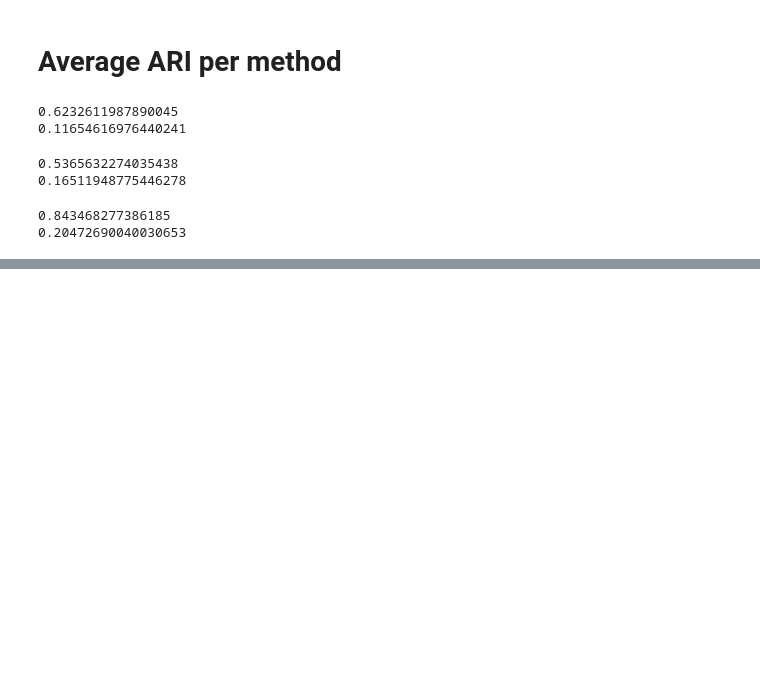
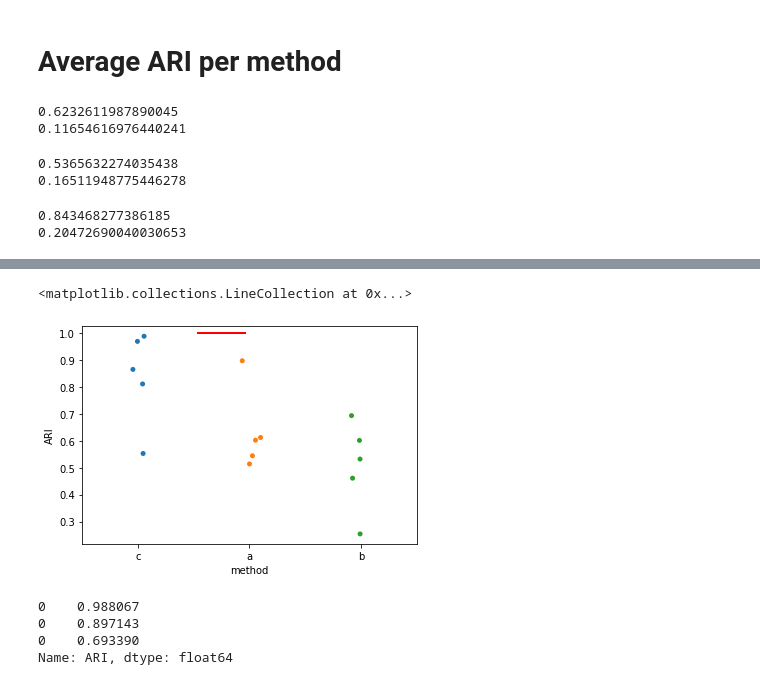
Before and after one commit to PerifanosPrometheus/GiorgioDiSalvo, a Jupyter notebook: Table1_spherical.ipynb, the cells around one changed output, grey strips where cells are left out. Saved outputs shown, nothing was run; the diff lists cells and outputs as text; code cells hidden in the pictures; blank space fills up the shorter version.

```diff
--- a/Table1_spherical.ipynb
+++ b/Table1_spherical.ipynb
@@ -457,0 +468,33 @@ on full configurables, see '--help-all'.
+# %%
+from matplotlib import collections  as mc
+
+test1 = {"ARI": ari_com_1000, "method": "a", "Simulation Number": range(1,len(ari_com_1000)+1)}
+test2 = {"ARI": ari_com_norm_1000, "method": "b", "Simulation Number": range(1,len(ari_com_norm_1000)+1)}
+test3 = { "ARI": ari_com_theta_1000, "method": "c","Simulation Number": range(1,len(ari_com_theta_1000)+1)}
+test1 = pd.DataFrame(data=test1)
+test2 = pd.DataFrame(data=test2)
+test3 = pd.DataFrame(data=test3)
+test = pd.concat([test3, test1, test2], axis=0)
+
+
+test
+ax = sns.stripplot(x="method", y="ARI", data=test)
+
+#lines = ([[x, n] for n in group] for x, (_, group) in enumerate(test.groupby(['method'], sort = False)['ARI']))
+
+
+
+lc = mc.LineCollection(lines, colors='red', linewidths=2)
+ax.add_collection(lc)
+# %% [output]
+<matplotlib.collections.LineCollection at 0x...>
+[figure, added]
+# %%
+a =[group for i, (_, group) in enumerate(test.groupby(['Simulation Number'], sort = False)['ARI'])]
+#[[[n,x] for n in group] for x, (_, group) in enumerate(test.groupby(['Simulation Number'])['ARI'])]
+a[0]
+# %% [output]
+0    0.988067
+0    0.897143
+0    0.693390
+Name: ARI, dtype: float64
```
Also changed, not shown: parts of 25 cells of this notebook.
